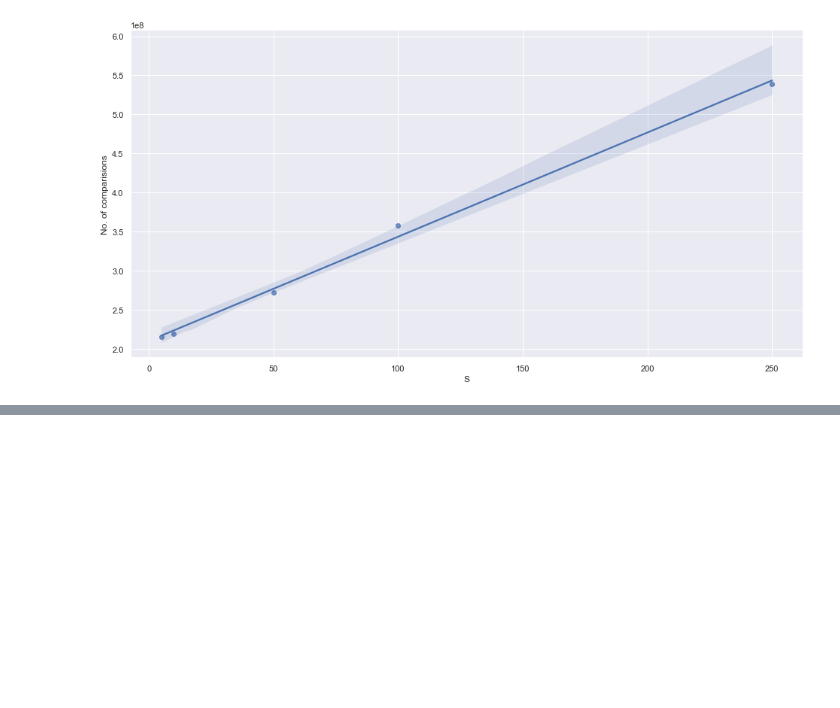
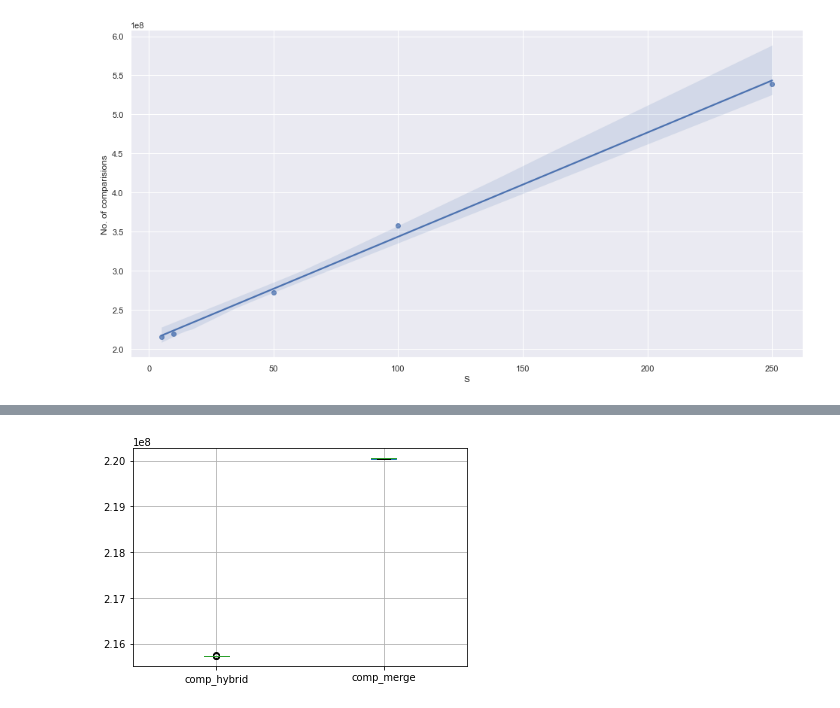
Before and after one commit to indicium15/SC2001, a Jupyter notebook: Lab 1/lab1.ipynb, the cells around one changed output, grey strips where cells are left out. Saved outputs shown, nothing was run; the diff lists cells and outputs as text; code cells hidden in the pictures; blank space fills up the shorter version.

```diff
--- a/Lab 1/lab1.ipynb
+++ b/Lab 1/lab1.ipynb
@@ -323,0 +353,2 @@ def mergesort(array):
+# %%
+analysis1 = pd.DataFrame(df,columns=['comp_hybrid', 'comp_merge'])
@@ -323,0 +375,4 @@ def mergesort(array):
+# %%
+ax = analysis1.boxplot(column=['comp_hybrid', 'comp_merge'], return_type='axes')
+# %% [output]
+[figure, added]
```
Also changed, not shown: parts of 15 cells of this notebook.
